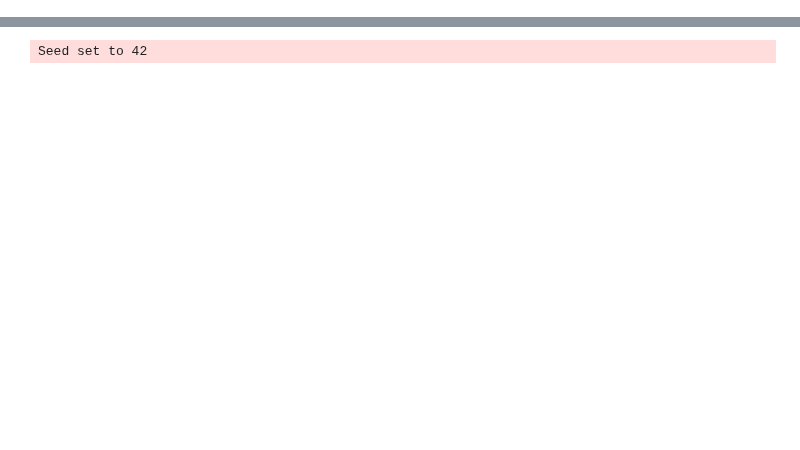
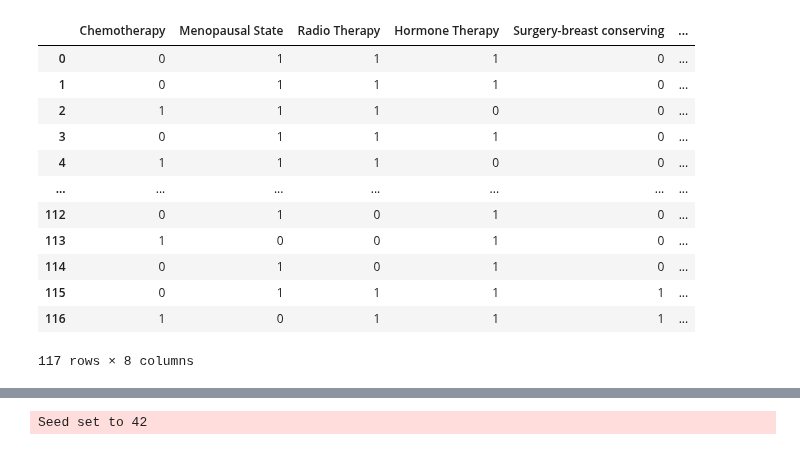
Before and after one commit to DontSlipOnDirt/breast-cancer-dss-prediction, a Jupyter notebook: ssl/scarf.ipynb, the cells around one changed output, grey strips where cells are left out. Drawn from its saved outputs; the diff is of its cells as text; code cells hidden in the pictures; blank space fills up the shorter version.

```diff
--- a/ssl/scarf.ipynb
+++ b/ssl/scarf.ipynb
@@ -23,6 +23,27 @@ TEST_DATA_PATH = "../data/test_data.csv"
 TRAIN_DATA_PATH = "../data/train_data.csv"
 UNLABELLED_DATA_PATH = "../data/unlabelled_data.csv"
 PSEUDO_LABELLED_DATA_PATH = "../data/pseudo_labelled_scarf.csv"
+# %%
+test_df = pd.read_csv(TEST_DATA_PATH)
+categorical_cols = ['Chemotherapy', 'Menopausal State', 'Radio Therapy',
+                            'Hormone Therapy', 'Surgery-breast conserving',
+                            'Surgery-mastectomy', 'Neoplasm Histologic Grade',
+                            'Cellularity']
+test_df[categorical_cols]
+# %% [output]
+|  | Chemotherapy | Menopausal State | Radio Therapy | Hormone Therapy | Surgery-breast conserving | ... |
+| 0 | 0 | 1 | 1 | 1 | 0 | ... |
+| 1 | 0 | 1 | 1 | 1 | 0 | ... |
+| 2 | 1 | 1 | 1 | 0 | 0 | ... |
+| 3 | 0 | 1 | 1 | 1 | 0 | ... |
+| 4 | 1 | 1 | 1 | 0 | 0 | ... |
+| ... | ... | ... | ... | ... | ... | ... |
+| 112 | 0 | 1 | 0 | 1 | 0 | ... |
+| 113 | 1 | 0 | 0 | 1 | 0 | ... |
+| 114 | 0 | 1 | 0 | 1 | 0 | ... |
+| 115 | 0 | 1 | 1 | 1 | 1 | ... |
+| 116 | 1 | 0 | 1 | 1 | 1 | ... |
+117 rows × 8 columns
 # %%
 def get_dataframes(test_path, train_path, unlabelled_path, with_clinical=False):
     # Load the data
```
Also changed, not shown: parts of 7 cells of this notebook, 1 other file.
